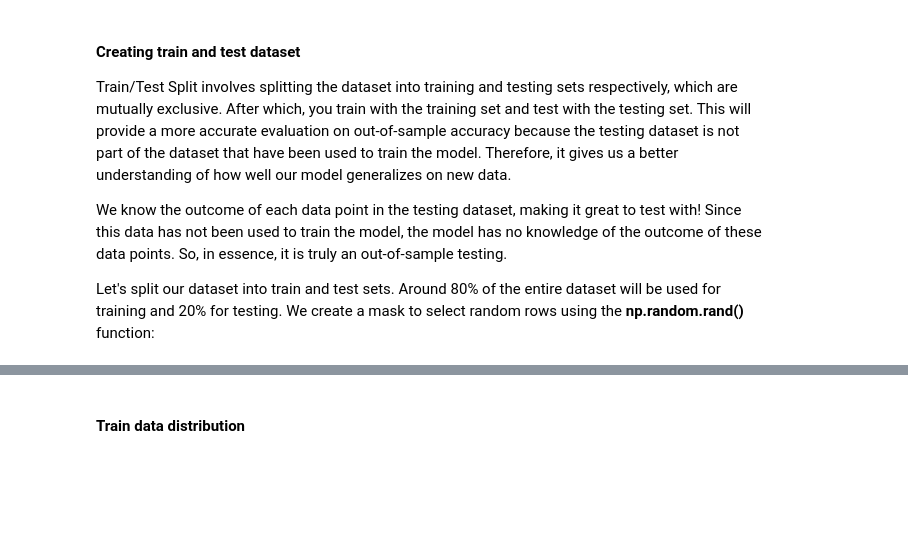
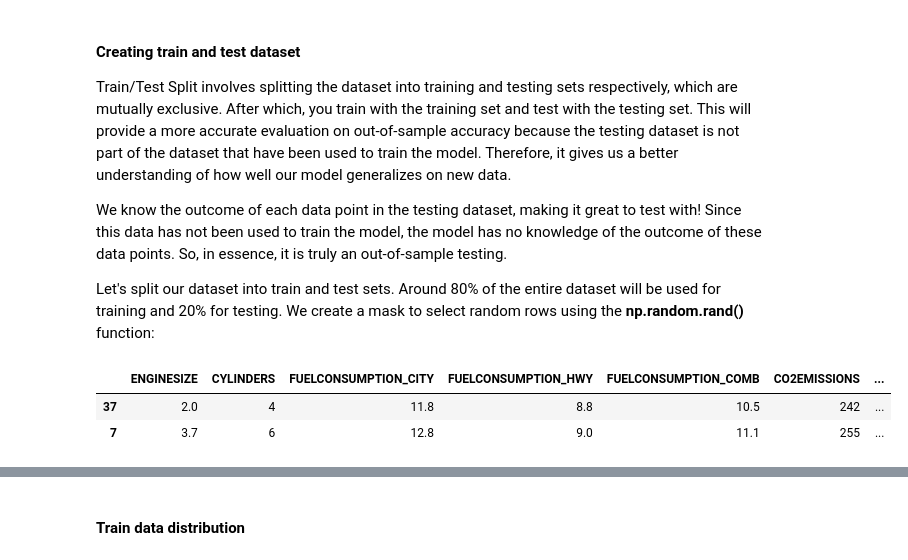
Before and after one commit to MohammadRezaAlikhani/CO2_emission, a Jupyter notebook: ML0101EN-Reg-Mulitple-Linear-Regression-Co2.ipynb, the cells around one changed output, grey strips where cells are left out. Saved outputs shown, nothing was run; the diff lists cells and outputs as text; code cells hidden in the pictures; blank space fills up the shorter version.

```diff
--- a/ML0101EN-Reg-Mulitple-Linear-Regression-Co2.ipynb
+++ b/ML0101EN-Reg-Mulitple-Linear-Regression-Co2.ipynb
@@ -143,0 +145,8 @@ test = cdf[~msk]
+# %%
+train , test = train_test_split(cdf, test_size=0.2 , shuffle=True)
+# %%
+train.head(2)
+# %% [output]
+|  | ENGINESIZE | CYLINDERS | FUELCONSUMPTION_CITY | FUELCONSUMPTION_HWY | FUELCONSUMPTION_COMB | CO2EMISSIONS | ... |
+| 37 | 2.0 | 4 | 11.8 | 8.8 | 10.5 | 242 | ... |
+| 7 | 3.7 | 6 | 12.8 | 9.0 | 11.1 | 255 | ... |
```
Also changed, not shown: parts of 42 cells of this notebook.
